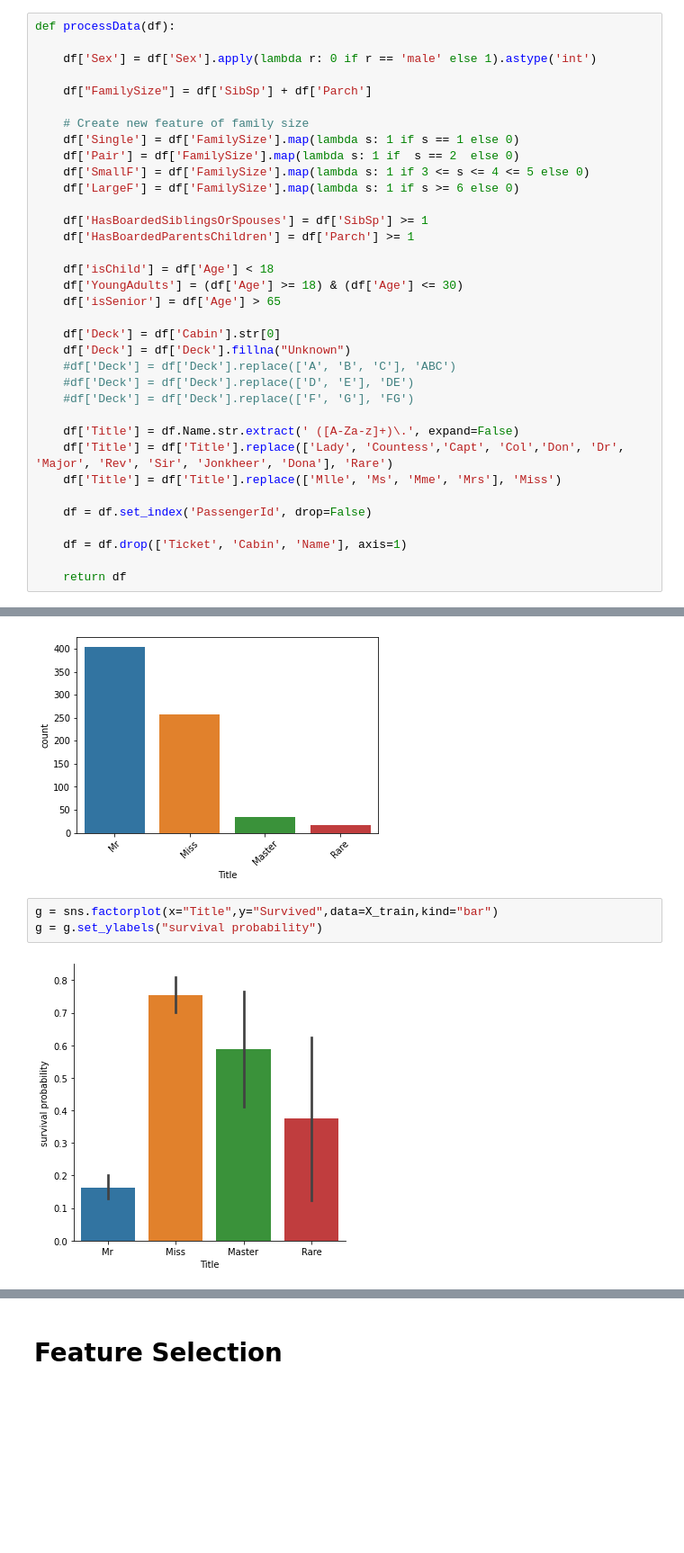
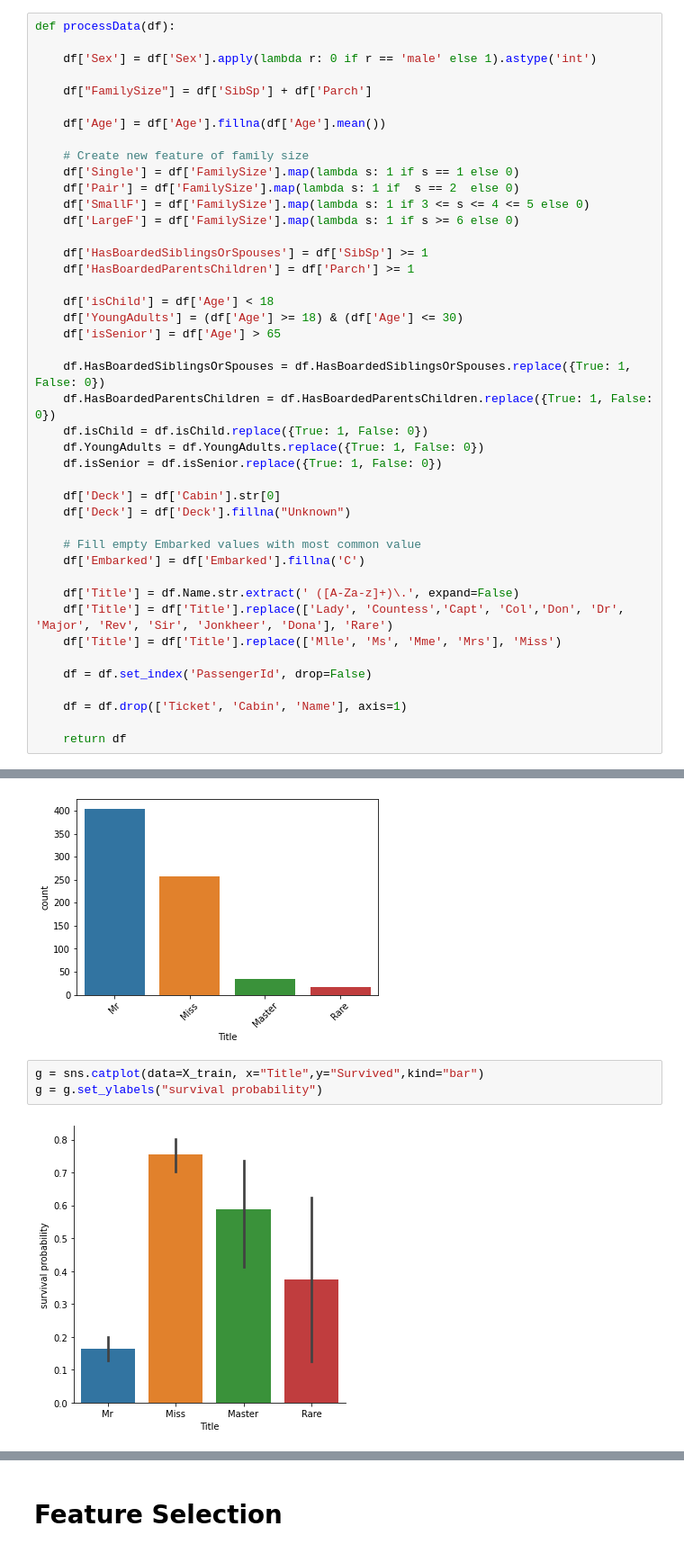
Before and after one commit to JAlblas/kaggle-titanic, a Jupyter notebook: titanic-2022.ipynb, the cells around one changed output, grey strips where cells are left out. Shown at 90% size. Saved outputs shown, nothing was run; the diff lists cells and outputs as text; blank space fills up the shorter version.

```diff
--- a/titanic-2022.ipynb
+++ b/titanic-2022.ipynb
@@ -457,6 +458,8 @@ def processData(df):
     df['Sex'] = df['Sex'].apply(lambda r: 0 if r == 'male' else 1).astype('int')
 
     df["FamilySize"] = df['SibSp'] + df['Parch']
+
+    df['Age'] = df['Age'].fillna(df['Age'].mean())
 
     # Create new feature of family size
     df['Single'] = df['FamilySize'].map(lambda s: 1 if s == 1 else 0)
@@ -471,11 +474,17 @@ def processData(df):
     df['YoungAdults'] = (df['Age'] >= 18) & (df['Age'] <= 30)
     df['isSenior'] = df['Age'] > 65
 
+    df.HasBoardedSiblingsOrSpouses = df.HasBoardedSiblingsOrSpouses.replace({True: 1, False: 0})
+    df.HasBoardedParentsChildren = df.HasBoardedParentsChildren.replace({True: 1, False: 0})
+    df.isChild = df.isChild.replace({True: 1, False: 0})
+    df.YoungAdults = df.YoungAdults.replace({True: 1, False: 0})
+    df.isSenior = df.isSenior.replace({True: 1, False: 0})
+
     df['Deck'] = df['Cabin'].str[0]
     df['Deck'] = df['Deck'].fillna("Unknown")
-    #df['Deck'] = df['Deck'].replace(['A', 'B', 'C'], 'ABC')
-    #df['Deck'] = df['Deck'].replace(['D', 'E'], 'DE')
-    #df['Deck'] = df['Deck'].replace(['F', 'G'], 'FG')
+
+    # Fill empty Embarked values with most common value
+    df['Embarked'] = df['Embarked'].fillna('C')
 
     df['Title'] = df.Name.str.extract(' ([A-Za-z]+)\.', expand=False)
     df['Title'] = df['Title'].replace(['Lady', 'Countess','Capt', 'Col','Don', 'Dr', 'Major', 'Rev', 'Sir', 'Jonkheer', 'Dona'], 'Rare')
@@ -522,8 +562,8 @@ g = plt.setp(g.get_xticklabels(), rotation=45)
 # %% [output]
 [figure]
 # %%
-g = sns.factorplot(x="Title",y="Survived",data=X_train,kind="bar")
+g = sns.catplot(data=X_train, x="Title",y="Survived",kind="bar")
 g = g.set_ylabels("survival probability")
 # %% [output]
-[figure, old version]
+[figure, new version]
 # %%
```
Also changed, not shown: parts of 30 cells of this notebook.
